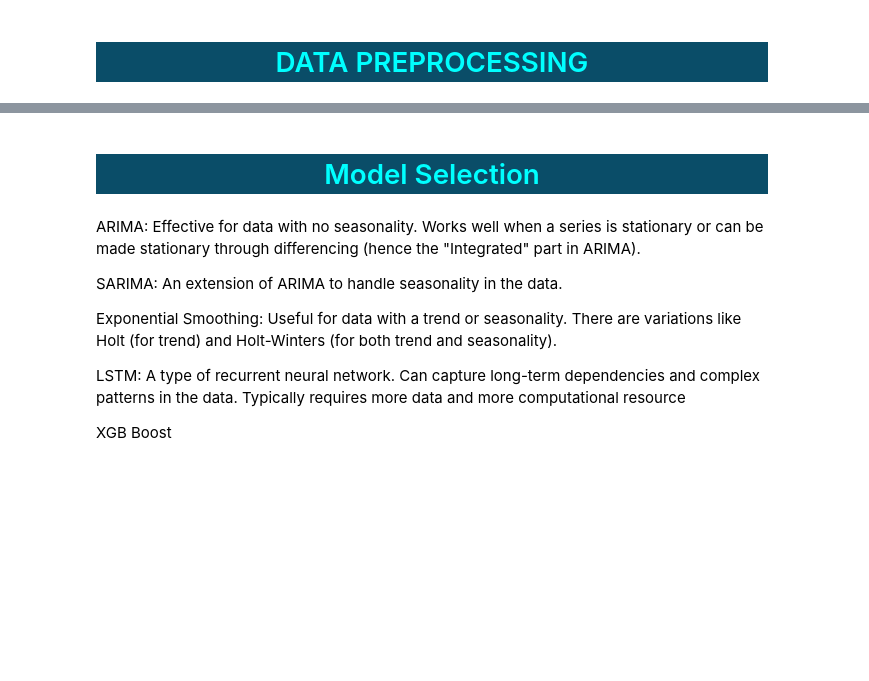
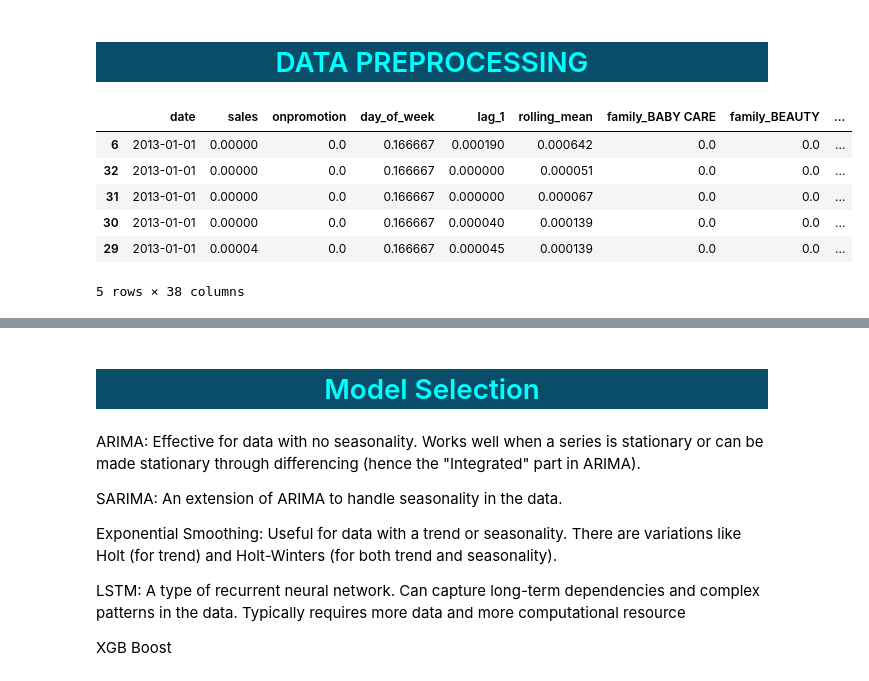
Before and after one commit to DzeBakuEso/lp_3_regress_sub, a Jupyter notebook: store_sales_forecasting.ipynb, the cells around one changed output, grey strips where cells are left out. Drawn from its saved outputs; the diff is of its cells as text; code cells hidden in the pictures; blank space fills up the shorter version.

```diff
--- a/store_sales_forecasting.ipynb
+++ b/store_sales_forecasting.ipynb
@@ -1069,6 +1533,16 @@ scaler = MinMaxScaler()
 df_family_aggregated[columns_to_scale] = scaler.fit_transform(df_family_aggregated[columns_to_scale])
 # %%
 df_family_aggregated = df_family_aggregated.sort_values('date')
+# %%
+df_family_aggregated.head()
+# %% [output]
+|  | date | sales | onpromotion | day_of_week | lag_1 | rolling_mean | family_BABY CARE | family_BEAUTY | ... |
+| 6 | 2013-01-01 | 0.00000 | 0.0 | 0.166667 | 0.000190 | 0.000642 | 0.0 | 0.0 | ... |
+| 32 | 2013-01-01 | 0.00000 | 0.0 | 0.166667 | 0.000000 | 0.000051 | 0.0 | 0.0 | ... |
+| 31 | 2013-01-01 | 0.00000 | 0.0 | 0.166667 | 0.000000 | 0.000067 | 0.0 | 0.0 | ... |
+| 30 | 2013-01-01 | 0.00000 | 0.0 | 0.166667 | 0.000040 | 0.000139 | 0.0 | 0.0 | ... |
+| 29 | 2013-01-01 | 0.00004 | 0.0 | 0.166667 | 0.000045 | 0.000139 | 0.0 | 0.0 | ... |
+5 rows × 38 columns
 # %%
 train_size = int(0.8 * len(df_family_aggregated))
 train_data = df_family_aggregated[:train_size]
```
Also changed, not shown: parts of 84 cells of this notebook, 1 other file.
